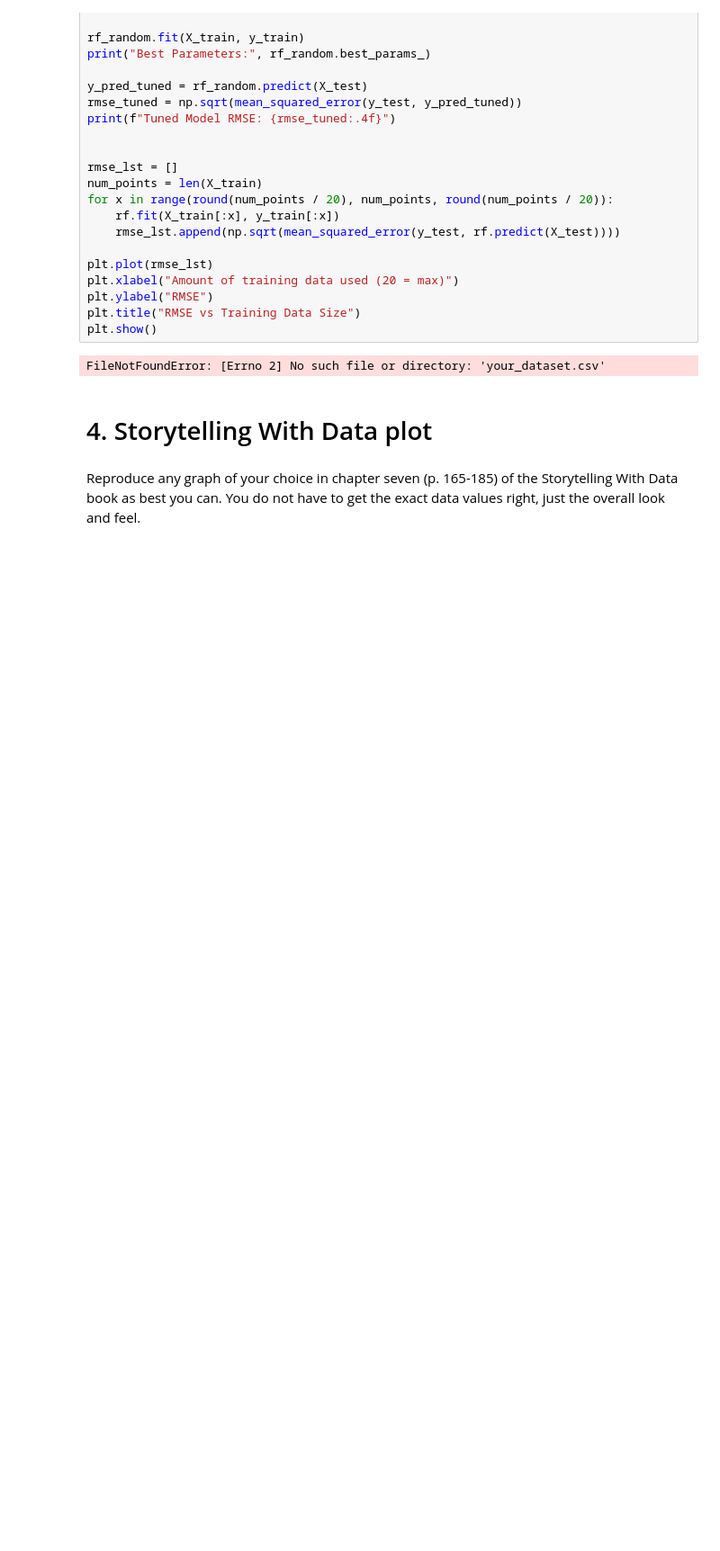
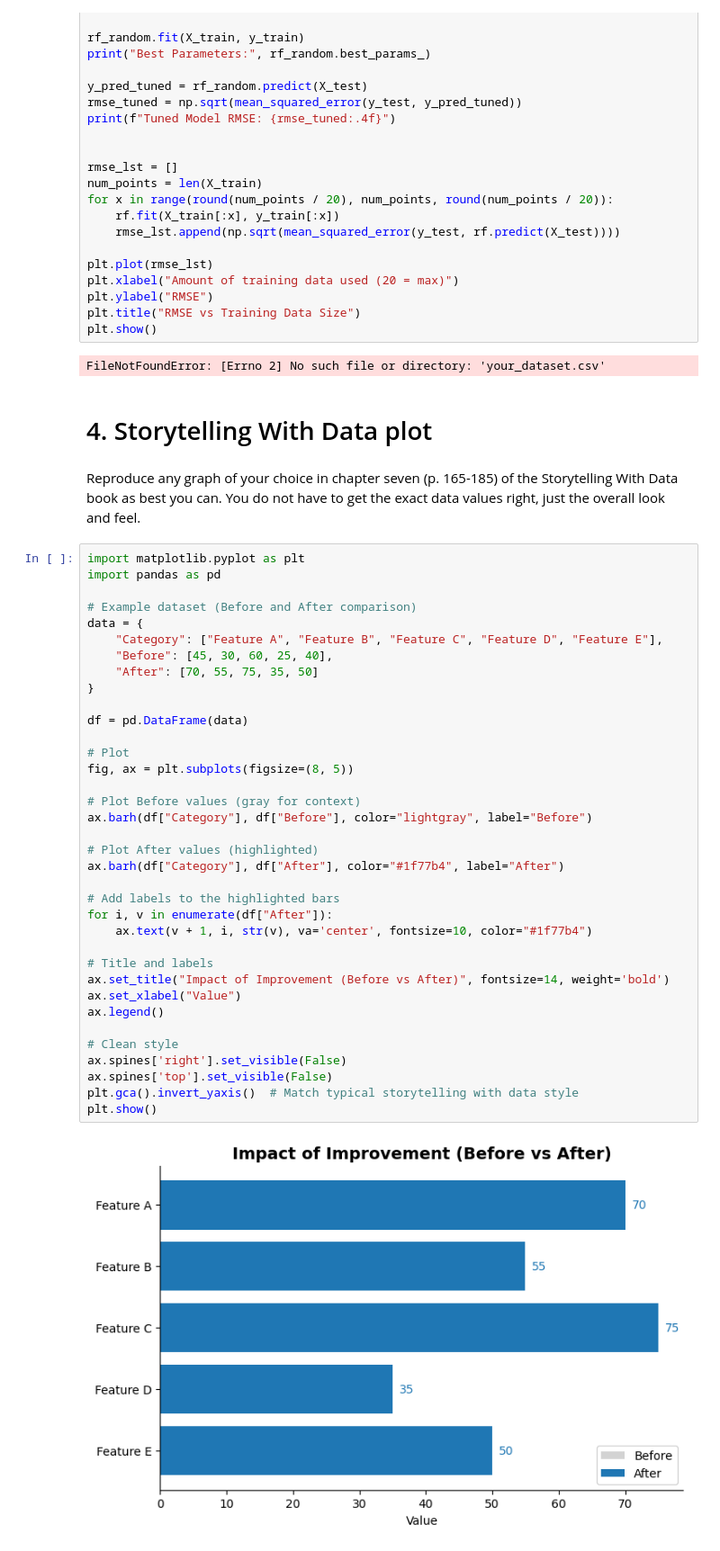
Before and after one commit to asabsovich/Module-B-semester-2, a Jupyter notebook: Week11.ipynb, the cells around one changed output. Shown at 90% size. Saved outputs shown, nothing was run; the diff lists cells and outputs as text; blank space fills up the shorter version.

Commit message:
Completed Week 11 Storytelling with Data plot

```diff
--- a/Week11.ipynb
+++ b/Week11.ipynb
@@ -145,3 +145,41 @@ FileNotFoundError: [Errno 2] No such file or directory: 'your_dataset.csv'
 # 4. Storytelling With Data plot
 # %% [markdown]
 Reproduce any graph of your choice in chapter seven (p. 165-185) of the Storytelling With Data book as best you can. You do not have to get the exact data values right, just the overall look and feel.
+# %%
+import matplotlib.pyplot as plt
+import pandas as pd
+
+# Example dataset (Before and After comparison)
+data = {
+    "Category": ["Feature A", "Feature B", "Feature C", "Feature D", "Feature E"],
+    "Before": [45, 30, 60, 25, 40],
+    "After": [70, 55, 75, 35, 50]
+}
+
+df = pd.DataFrame(data)
+
+# Plot
+fig, ax = plt.subplots(figsize=(8, 5))
+
+# Plot Before values (gray for context)
+ax.barh(df["Category"], df["Before"], color="lightgray", label="Before")
+
+# Plot After values (highlighted)
+ax.barh(df["Category"], df["After"], color="#1f77b4", label="After")
+
+# Add labels to the highlighted bars
+for i, v in enumerate(df["After"]):
+    ax.text(v + 1, i, str(v), va='center', fontsize=10, color="#1f77b4")
+
+# Title and labels
+ax.set_title("Impact of Improvement (Before vs After)", fontsize=14, weight='bold')
+ax.set_xlabel("Value")
+ax.legend()
+
+# Clean style
+ax.spines['right'].set_visible(False)
+ax.spines['top'].set_visible(False)
+plt.gca().invert_yaxis()  # Match typical storytelling with data style
+plt.show()
+# %% [output]
+[figure, added]
```
Also changed, not shown: 1 other file.
